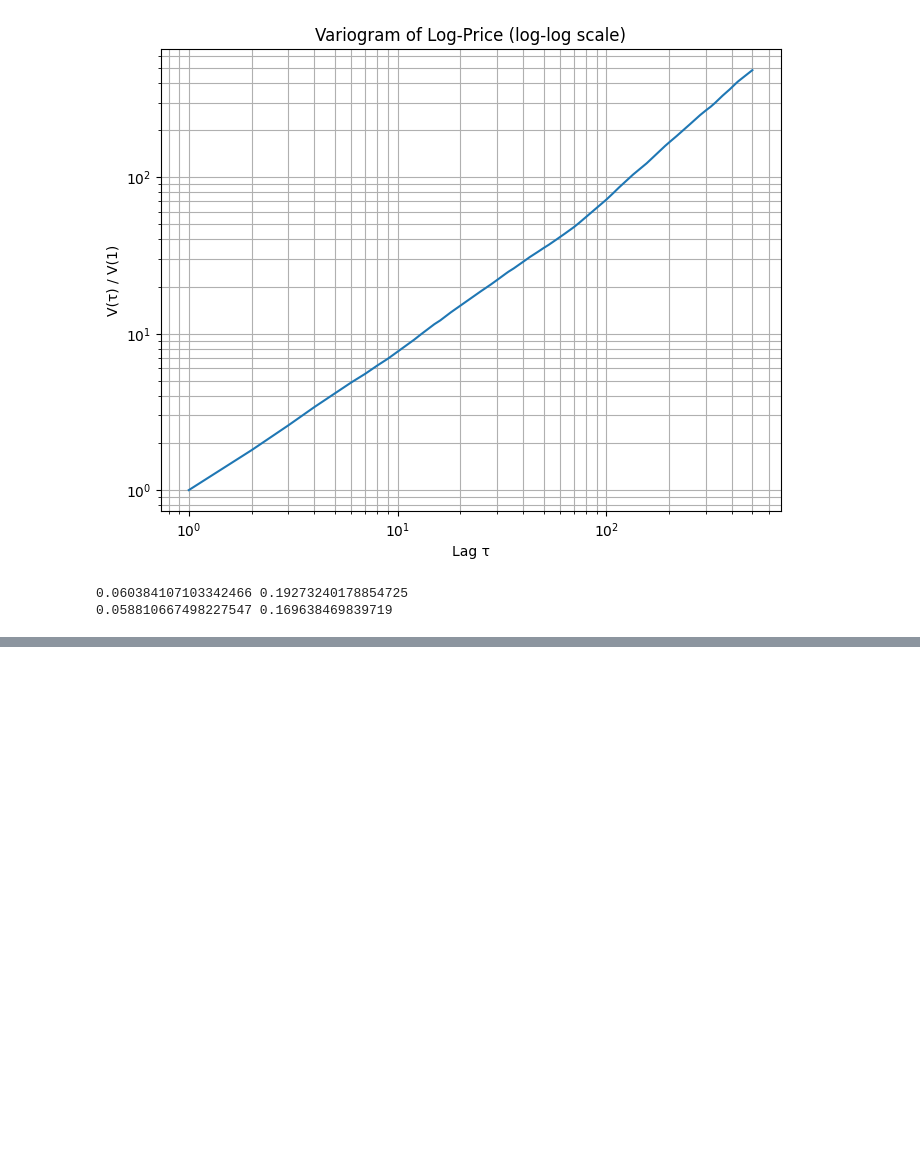
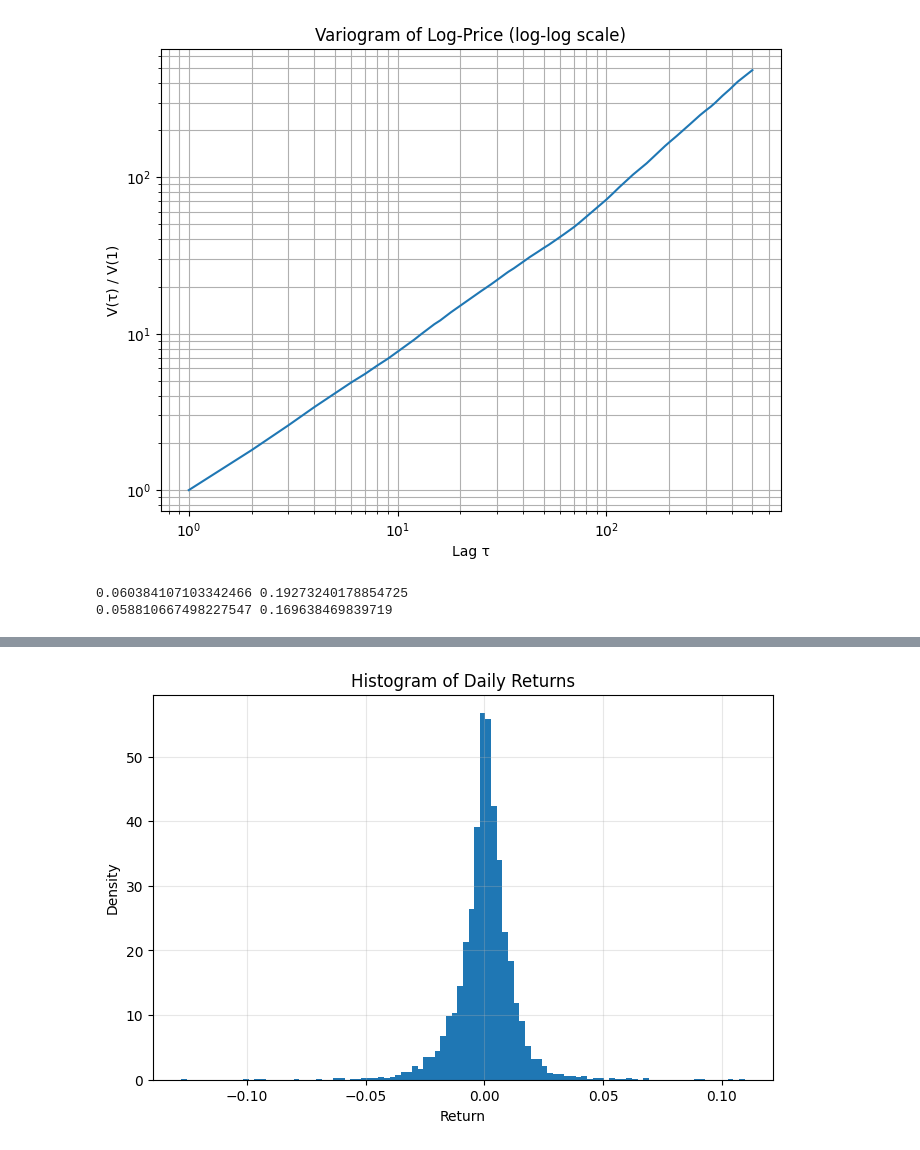
Before and after one commit to maxence2508/maths-fi, a Jupyter notebook: other-simulations/stylized-facts-in-financial-time-series.ipynb, the cells around one changed output, grey strips where cells are left out. Saved outputs shown, nothing was run; the diff lists cells and outputs as text; code cells hidden in the pictures; blank space fills up the shorter version.

```diff
--- a/other-simulations/stylized-facts-in-financial-time-series.ipynb
+++ b/other-simulations/stylized-facts-in-financial-time-series.ipynb
@@ -100,0 +120,10 @@ print(r250.mean().iloc[0], r250.std().iloc[0])
+# %%
+plt.figure(figsize=(8,5))
+plt.hist(r1, bins=100, density=True)
+plt.title("Histogram of Daily Returns")
+plt.xlabel("Return")
+plt.ylabel("Density")
+plt.grid(alpha=0.3)
+plt.show()
+# %% [output]
+[figure, added]
```
Also changed, not shown: parts of 7 cells of this notebook.
